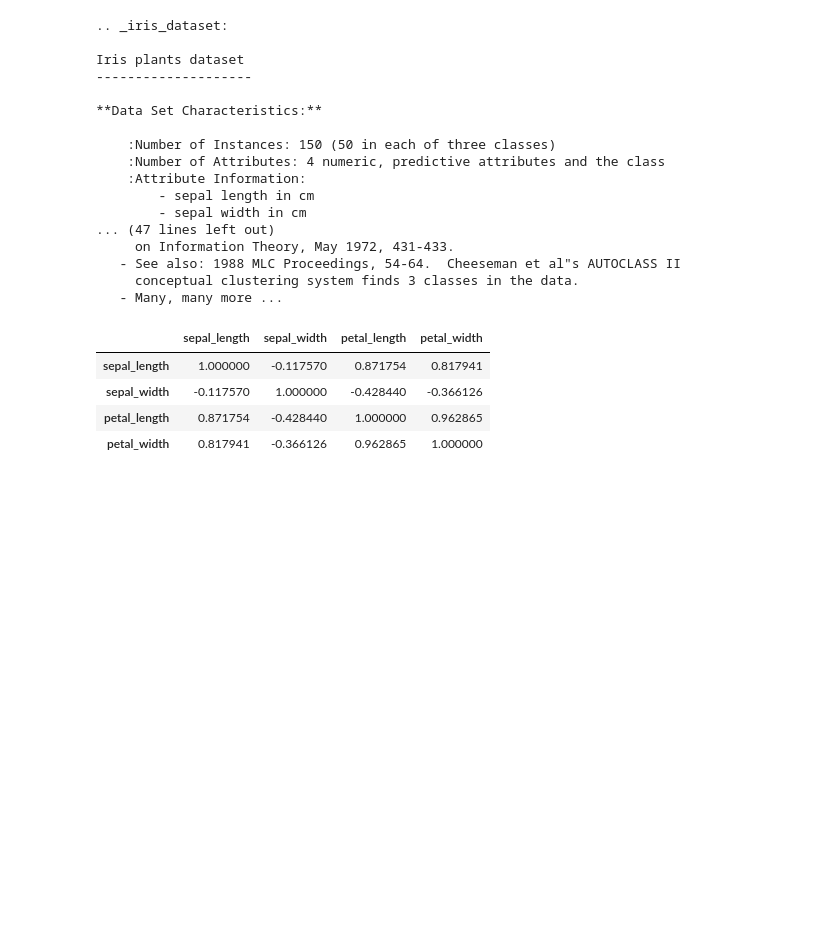
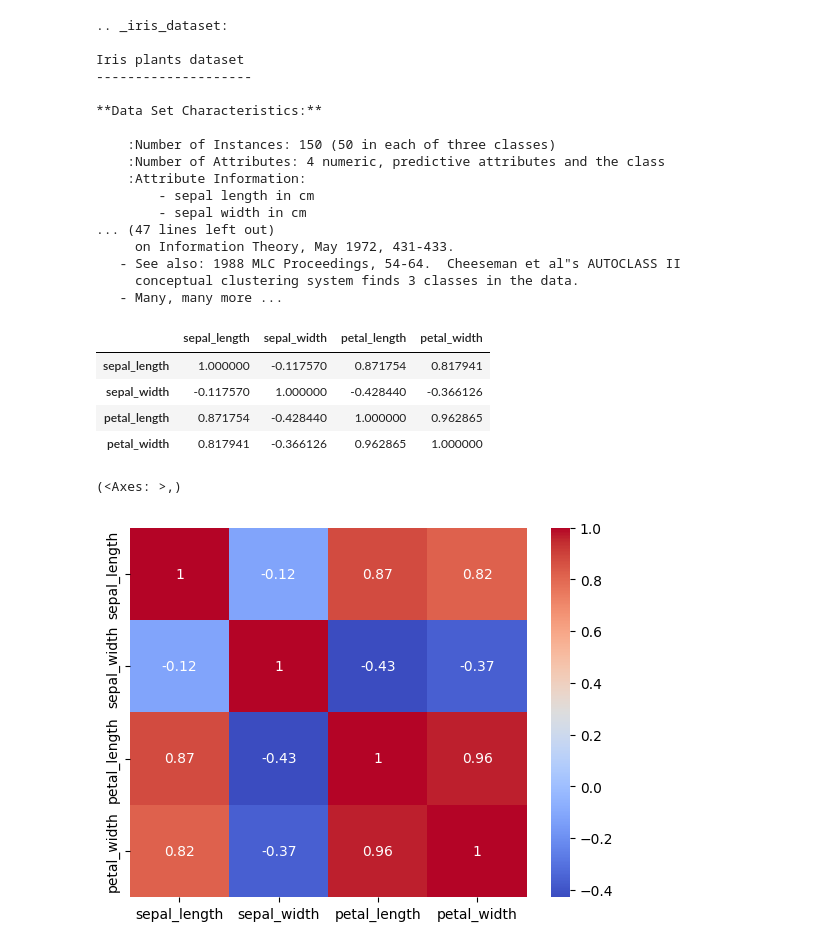
Before and after one commit to mehdihasan010/Learn_ML, a Jupyter notebook: Iris.ipynb, the cells around one changed output. Saved outputs shown, nothing was run; the diff lists cells and outputs as text; code cells hidden in the pictures; blank space fills up the shorter version.

```diff
--- a/Iris.ipynb
+++ b/Iris.ipynb
@@ -51,3 +51,8 @@ correlation
 | sepal_width | -0.117570 | 1.000000 | -0.428440 | -0.366126 |
 | petal_length | 0.871754 | -0.428440 | 1.000000 | 0.962865 |
 | petal_width | 0.817941 | -0.366126 | 0.962865 | 1.000000 |
+# %%
+sns.heatmap(iris.corr(),cmap='coolwarm',annot=True),
+# %% [output]
+(<Axes: >,)
+[figure, added]
```
